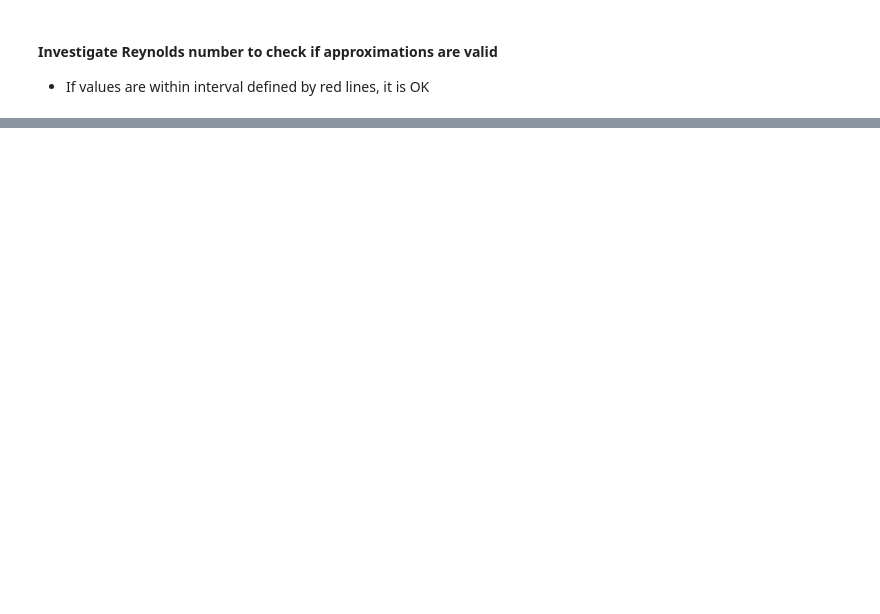
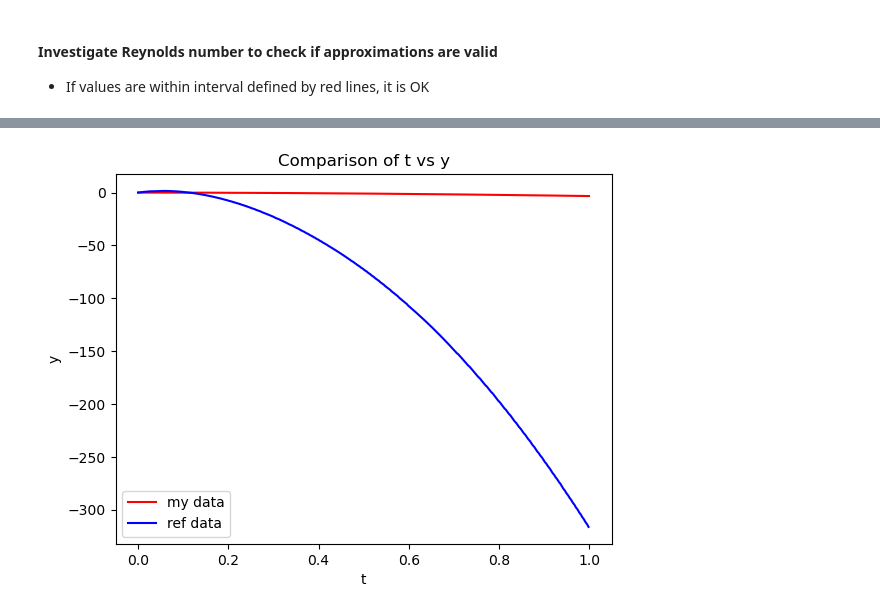
Before and after one commit to RikardMartin/ballistics, a Jupyter notebook: balcalc_2.ipynb, the cells around one changed output, grey strips where cells are left out. Saved outputs shown, nothing was run; the diff lists cells and outputs as text; code cells hidden in the pictures; blank space fills up the shorter version.

```diff
--- a/balcalc_2.ipynb
+++ b/balcalc_2.ipynb
@@ -72,0 +251,4 @@ d/dt vy(t) = -(Csin(theta)v^2-mg)/m
+# %%
+compare_plot(data, ref_data, 't', 'y')
+# %% [output]
+[figure, added]
```
Also changed, not shown: parts of 14 cells of this notebook, 7 other files.
